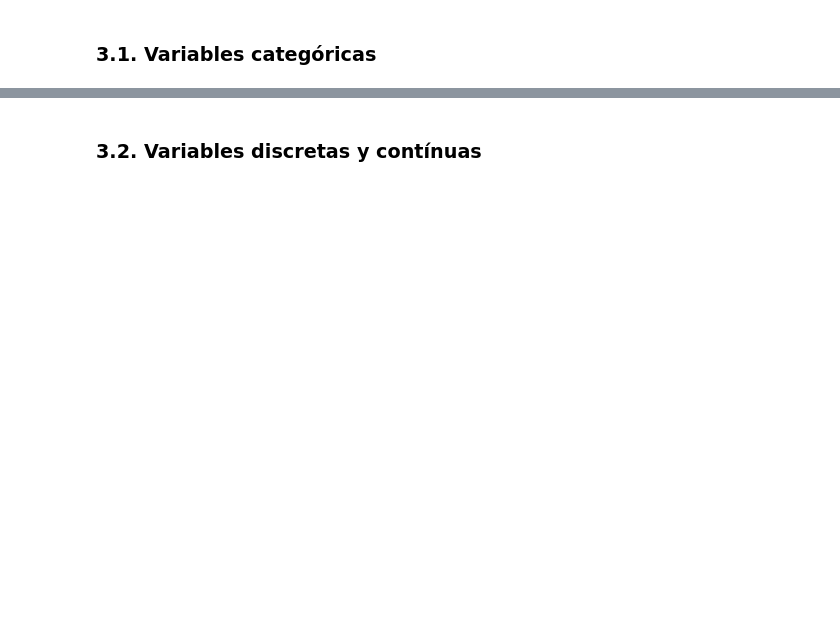
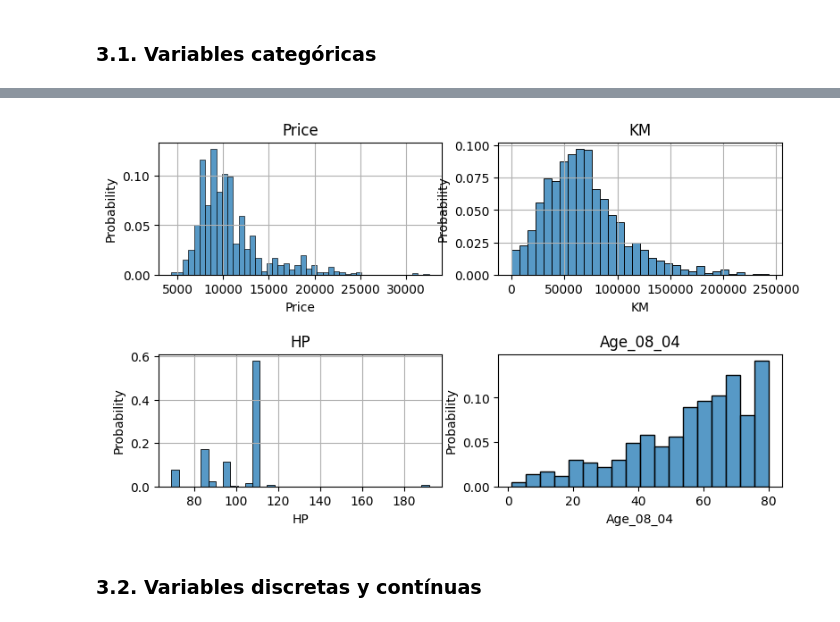
Before and after one commit to Lemito66/Maestria, a Jupyter notebook: Analisis_de_Riesgos/1/1_intro_estadistica.ipynb, the cells around one changed output, grey strips where cells are left out. Drawn from its saved outputs; the diff is of its cells as text; code cells hidden in the pictures; blank space fills up the shorter version.

```diff
--- a/Analisis_de_Riesgos/1/1_intro_estadistica.ipynb
+++ b/Analisis_de_Riesgos/1/1_intro_estadistica.ipynb
@@ -139,4 +141,4 @@ path = mount_path + "/My Drive/Colab Notebooks/USFQ/Maestria_Gerencia_Datos/2023
 file = "1_dataset1.csv"
 # %%
 # cargar dataset
-df = pd.read_csv(path + file).drop(columns=['Id'])
+df = pd.read_csv(file).drop(columns=['Id'])
@@ -145,2 +177,21 @@ df = pd.read_csv(path + file).drop(columns=['Id'])
+# %%
+def plot_multiple_hist(dataframe, var_list, n_rows, n_cols, fig_size=(9, 10), discrete=False, stat='probability'):
+  fig, ax = plt.subplots(n_rows, n_cols, figsize=fig_size)
+  ax = np.ravel(ax)
+  for i in range(len(var_list)):
+    sns.histplot(x=dataframe[var_list[i]], discrete=discrete, stat=stat, ax=ax[i])
+    if discrete:
+      ax[i].set_xticks(dataframe[var_list[i]].unique())
+    ax[i].set_title(var_list[i])
+    ax[i].grid()
+  ax = np.reshape(ax, (n_rows, n_cols))
+  fig.subplots_adjust(hspace=0.6)
+  plt.grid(None)
+  plt.show()
+# %%
+var_continuas = ['Price', "KM", "HP", "Age_08_04"]
+plot_multiple_hist(df, var_continuas, 2,2, (9,5))
+# %% [output]
+[figure, added]
 # %% [markdown]
 ### **3.2. Variables discretas y contínuas**
```
Also changed, not shown: parts of 13 cells of this notebook, 1 other file.
